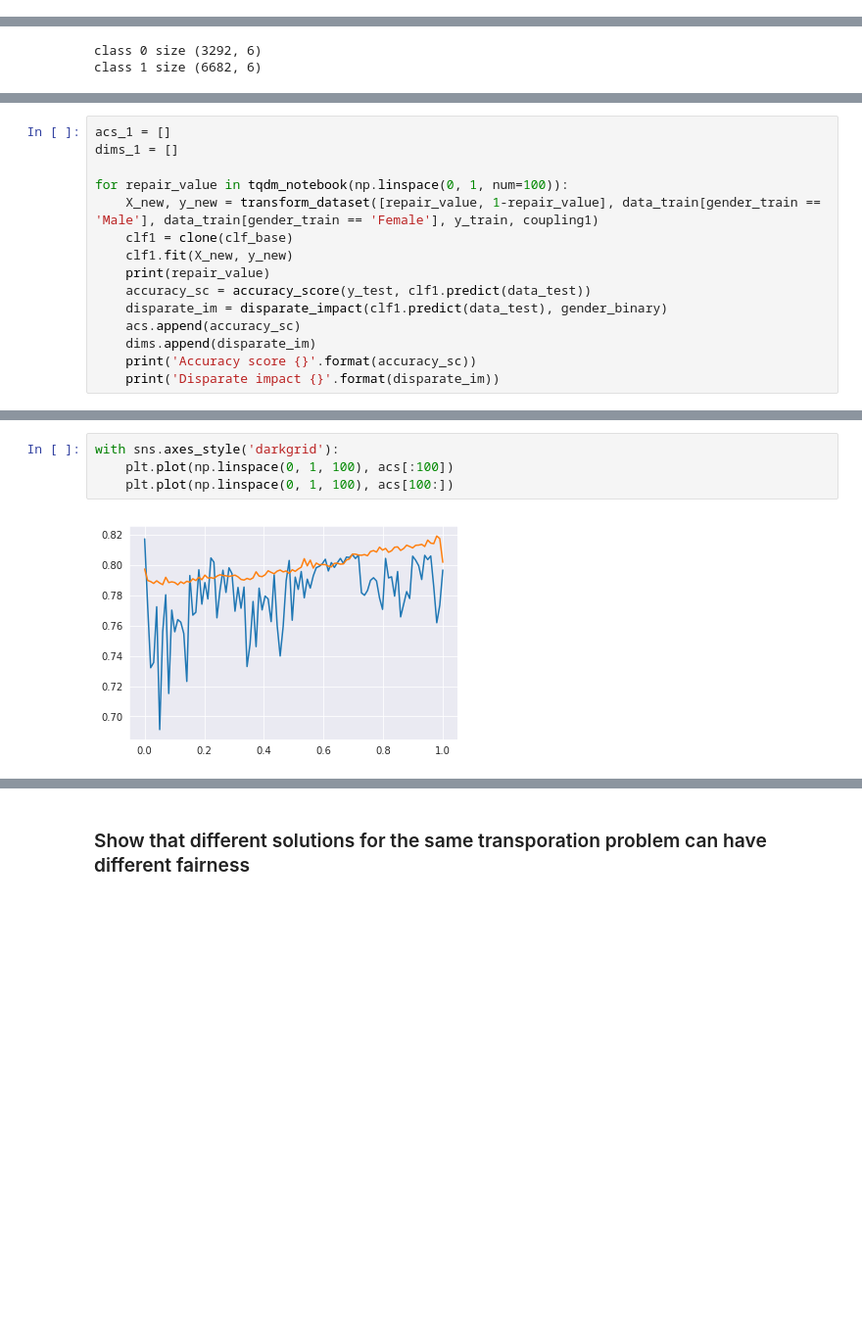
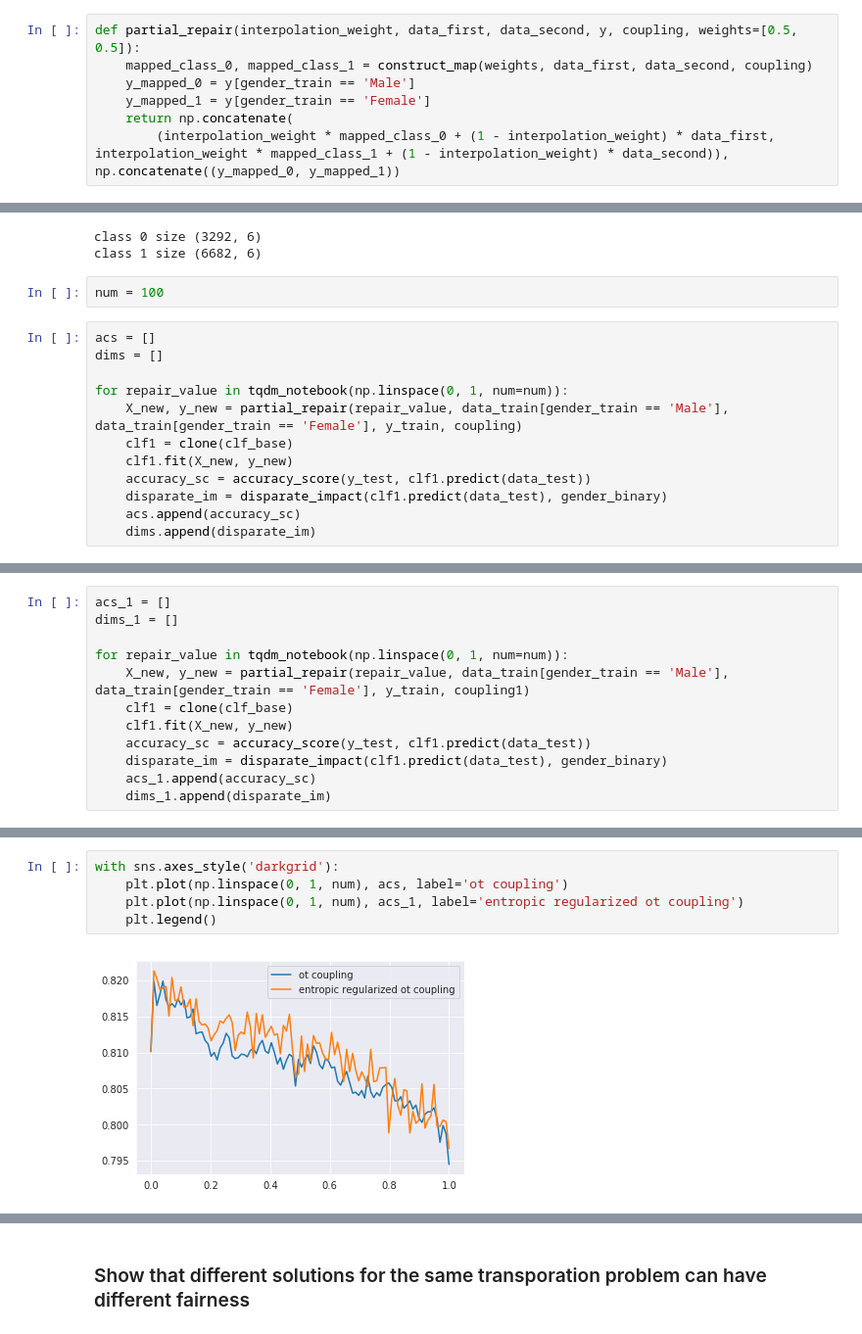
Before and after one commit to grapefroot/ot-numerical-experiments, a Jupyter notebook: notebooks/Experiments.ipynb, the cells around one changed output, grey strips where cells are left out. Shown at 98% size. Drawn from its saved outputs; the diff is of its cells as text; blank space fills up the shorter version.

```diff
--- a/notebooks/Experiments.ipynb
+++ b/notebooks/Experiments.ipynb
@@ -133,6 +150,13 @@ def transform_dataset(weights, data_first, data_second, y, coupling):
     y_mapped_0 = y[gender_train == 'Male']
     y_mapped_1 = y[gender_train == 'Female']
     return np.concatenate((mapped_class_0, mapped_class_1)), np.concatenate((y_mapped_0, y_mapped_1))
+# %%
+def partial_repair(interpolation_weight, data_first, data_second, y, coupling, weights=[0.5, 0.5]):
+    mapped_class_0, mapped_class_1 = construct_map(weights, data_first, data_second, coupling)
+    y_mapped_0 = y[gender_train == 'Male']
+    y_mapped_1 = y[gender_train == 'Female']
+    return np.concatenate(
+        (interpolation_weight * mapped_class_0 + (1 - interpolation_weight) * data_first, interpolation_weight * mapped_class_1 + (1 - interpolation_weight) * data_second)), np.concatenate((y_mapped_0, y_mapped_1))
 # %%
 from tqdm import tqdm_notebook
 # %%
@@ -141,3 +165,17 @@ print('class 1 size {}'.format(data_train[gender_train == 'Male'].shape))
 # %% [output]
 class 0 size (3292, 6)
 class 1 size (6682, 6)
+# %%
+num = 100
+# %%
+acs = []
+dims = []
+
+for repair_value in tqdm_notebook(np.linspace(0, 1, num=num)):
+    X_new, y_new = partial_repair(repair_value, data_train[gender_train == 'Male'], data_train[gender_train == 'Female'], y_train, coupling)
+    clf1 = clone(clf_base)
+    clf1.fit(X_new, y_new)
+    accuracy_sc = accuracy_score(y_test, clf1.predict(data_test))
+    disparate_im = disparate_impact(clf1.predict(data_test), gender_binary)
+    acs.append(accuracy_sc)
+    dims.append(disparate_im)
@@ -145,16 +185,13 @@ class 1 size (6682, 6)
 acs_1 = []
 dims_1 = []
 
-for repair_value in tqdm_notebook(np.linspace(0, 1, num=100)):
-    X_new, y_new = transform_dataset([repair_value, 1-repair_value], data_train[gender_train == 'Male'], data_train[gender_train == 'Female'], y_train, coupling1)
+for repair_value in tqdm_notebook(np.linspace(0, 1, num=num)):
+    X_new, y_new = partial_repair(repair_value, data_train[gender_train == 'Male'], data_train[gender_train == 'Female'], y_train, coupling1)
     clf1 = clone(clf_base)
     clf1.fit(X_new, y_new)
-    print(repair_value)
     accuracy_sc = accuracy_score(y_test, clf1.predict(data_test))
     disparate_im = disparate_impact(clf1.predict(data_test), gender_binary)
-    acs.append(accuracy_sc)
-    dims.append(disparate_im)
-    print('Accuracy score {}'.format(accuracy_sc))
-    print('Disparate impact {}'.format(disparate_im))
+    acs_1.append(accuracy_sc)
+    dims_1.append(disparate_im)
 # %% [output]
 [interactive output not drawn]
@@ -178,8 +198,9 @@ Disparate impact 0.8485107689482413
 # %%
 with sns.axes_style('darkgrid'):
-    plt.plot(np.linspace(0, 1, 100), acs[:100])
-    plt.plot(np.linspace(0, 1, 100), acs[100:])
+    plt.plot(np.linspace(0, 1, num), acs, label='ot coupling')
+    plt.plot(np.linspace(0, 1, num), acs_1, label='entropic regularized ot coupling')
+    plt.legend()
 # %% [output]
-[figure, old version]
+[figure, new version]
 # %%
 with sns.axes_style('darkgrid'):
```
Also changed, not shown: parts of 15 cells of this notebook.
